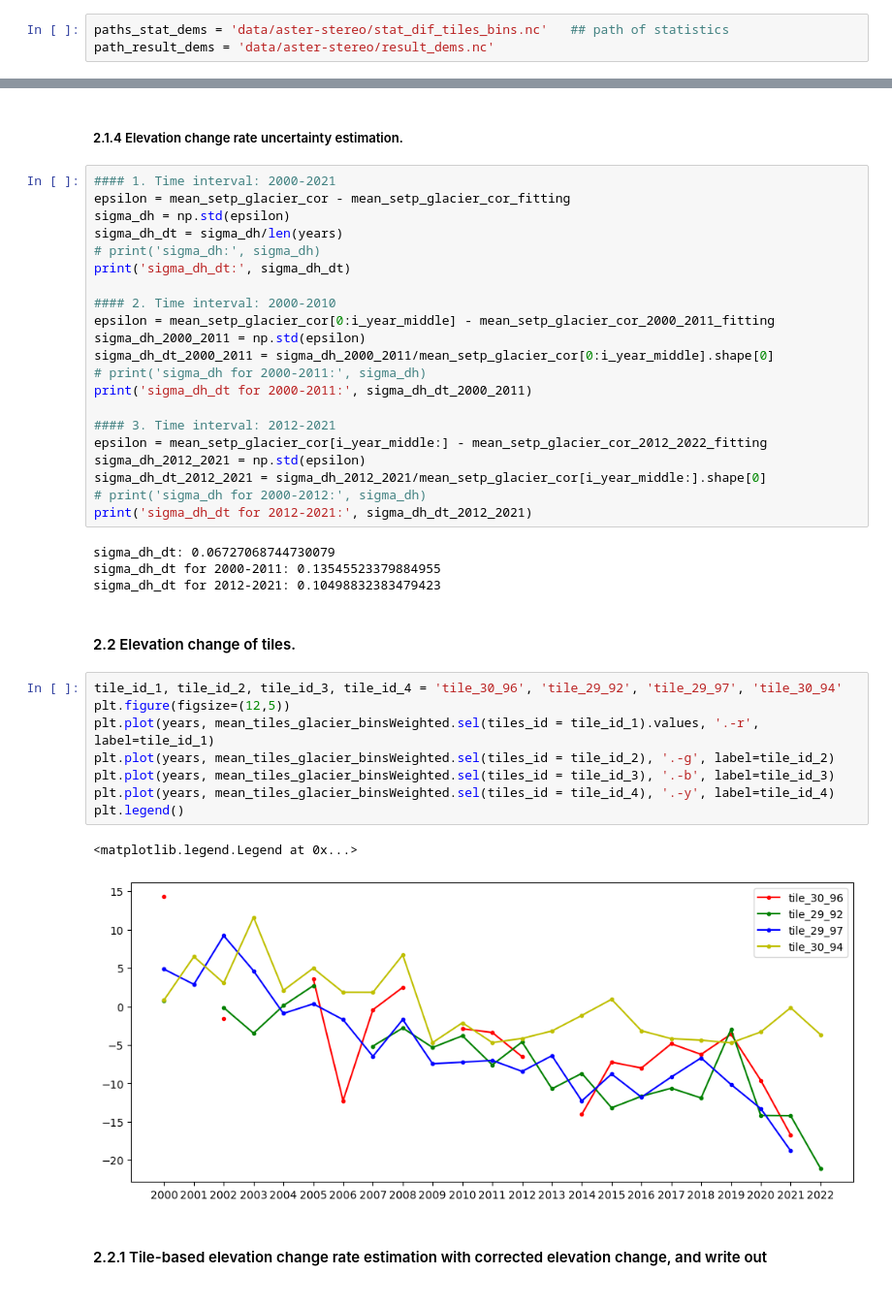
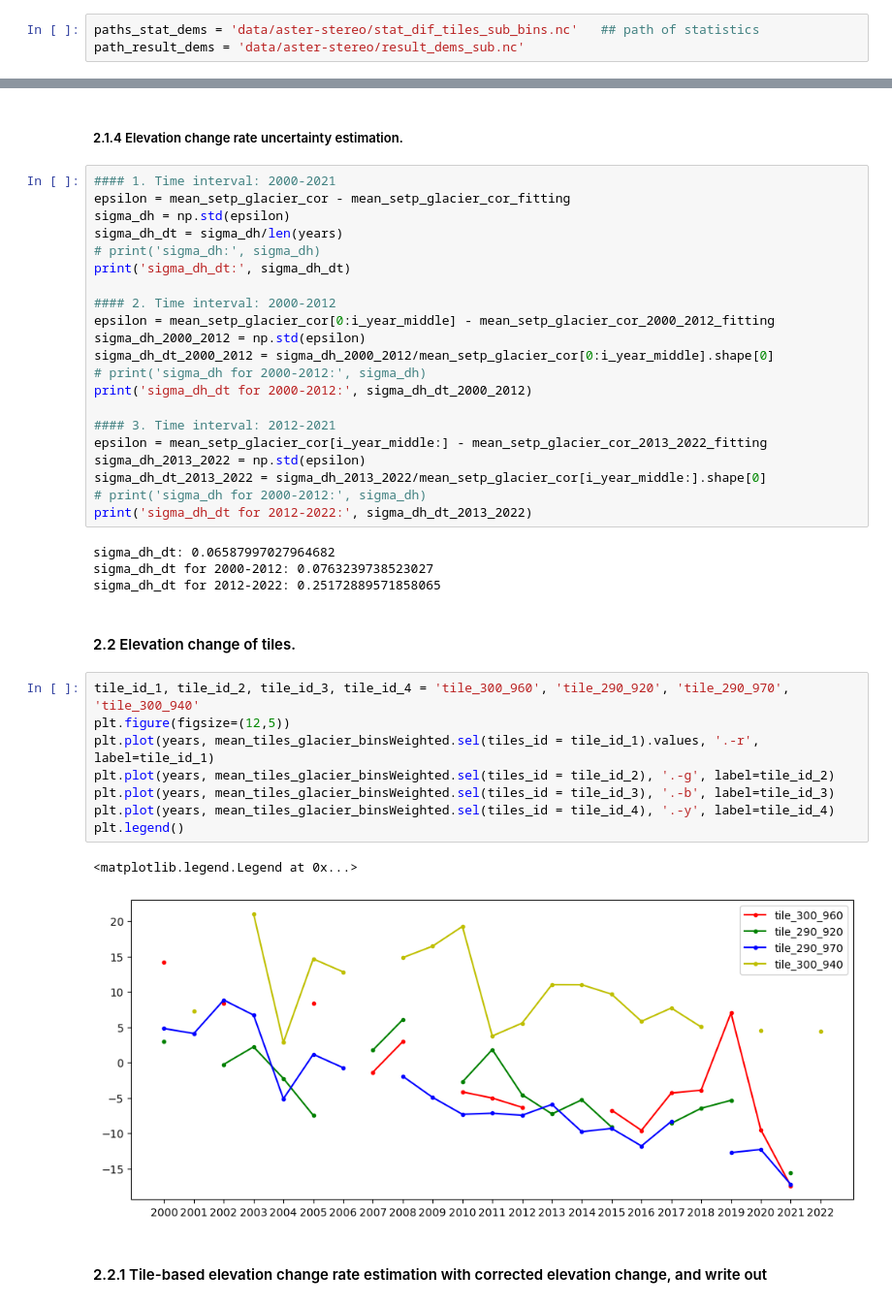
Before and after one commit to xinluo2018/Glacier-in-SETP, a Jupyter notebook: notebooks/stat_analysis_dems.ipynb, the cells around one changed output, grey strips where cells are left out. Shown at 97% size. Saved outputs shown, nothing was run; the diff lists cells and outputs as text.

```diff
--- a/notebooks/stat_analysis_dems.ipynb
+++ b/notebooks/stat_analysis_dems.ipynb
@@ -27,8 +27,8 @@ import pandas as pd
 import xarray as xr
 from utils.tiles_bins_weighting import stat_tiles_weighting, stat_bins_tiles_weighting, stat_tiles_bins_weighting
 # %%
-paths_stat_dems = 'data/aster-stereo/stat_dif_tiles_bins.nc'   ## path of statistics
-path_result_dems = 'data/aster-stereo/result_dems.nc'
+paths_stat_dems = 'data/aster-stereo/stat_dif_tiles_sub_bins.nc'   ## path of statistics
+path_result_dems = 'data/aster-stereo/result_dems_sub.nc'
 # %%
 stat_dif_dems_xr = xr.open_dataset(paths_stat_dems)
 stat_dif_dems_xr
@@ -168,36 +142,36 @@ sigma_dh_dt = sigma_dh/len(years)
 # print('sigma_dh:', sigma_dh)
 print('sigma_dh_dt:', sigma_dh_dt)
 
-#### 2. Time interval: 2000-2010
-epsilon = mean_setp_glacier_cor[0:i_year_middle] - mean_setp_glacier_cor_2000_2011_fitting
-sigma_dh_2000_2011 = np.std(epsilon)
-sigma_dh_dt_2000_2011 = sigma_dh_2000_2011/mean_setp_glacier_cor[0:i_year_middle].shape[0]
-# print('sigma_dh for 2000-2011:', sigma_dh)
-print('sigma_dh_dt for 2000-2011:', sigma_dh_dt_2000_2011)
+#### 2. Time interval: 2000-2012
+epsilon = mean_setp_glacier_cor[0:i_year_middle] - mean_setp_glacier_cor_2000_2012_fitting
+sigma_dh_2000_2012 = np.std(epsilon)
+sigma_dh_dt_2000_2012 = sigma_dh_2000_2012/mean_setp_glacier_cor[0:i_year_middle].shape[0]
+# print('sigma_dh for 2000-2012:', sigma_dh)
+print('sigma_dh_dt for 2000-2012:', sigma_dh_dt_2000_2012)
 
 #### 3. Time interval: 2012-2021
-epsilon = mean_setp_glacier_cor[i_year_middle:] - mean_setp_glacier_cor_2012_2022_fitting
-sigma_dh_2012_2021 = np.std(epsilon)
-sigma_dh_dt_2012_2021 = sigma_dh_2012_2021/mean_setp_glacier_cor[i_year_middle:].shape[0]
+epsilon = mean_setp_glacier_cor[i_year_middle:] - mean_setp_glacier_cor_2013_2022_fitting
+sigma_dh_2013_2022 = np.std(epsilon)
+sigma_dh_dt_2013_2022 = sigma_dh_2013_2022/mean_setp_glacier_cor[i_year_middle:].shape[0]
 # print('sigma_dh for 2000-2012:', sigma_dh)
-print('sigma_dh_dt for 2012-2021:', sigma_dh_dt_2012_2021)
+print('sigma_dh_dt for 2012-2022:', sigma_dh_dt_2013_2022)
 # %% [output]
-sigma_dh_dt: 0.06727068744730079
-sigma_dh_dt for 2000-2011: 0.13545523379884955
-sigma_dh_dt for 2012-2021: 0.10498832383479423
+sigma_dh_dt: 0.06587997027964682
+sigma_dh_dt for 2000-2012: 0.0763239738523027
+sigma_dh_dt for 2012-2022: 0.25172889571858065
 # %% [markdown]
 #### 2.2 Elevation change of tiles.
 # %%
-tile_id_1, tile_id_2, tile_id_3, tile_id_4 = 'tile_30_96', 'tile_29_92', 'tile_29_97', 'tile_30_94'
+tile_id_1, tile_id_2, tile_id_3, tile_id_4 = 'tile_300_960', 'tile_290_920', 'tile_290_970', 'tile_300_940'
 plt.figure(figsize=(12,5))
 plt.plot(years, mean_tiles_glacier_binsWeighted.sel(tiles_id = tile_id_1).values, '.-r', label=tile_id_1)
 plt.plot(years, mean_tiles_glacier_binsWeighted.sel(tiles_id = tile_id_2), '.-g', label=tile_id_2)
 plt.plot(years, mean_tiles_glacier_binsWeighted.sel(tiles_id = tile_id_3), '.-b', label=tile_id_3)
 plt.plot(years, mean_tiles_glacier_binsWeighted.sel(tiles_id = tile_id_4), '.-y', label=tile_id_4)
 plt.legend()
 # %% [output]
 <matplotlib.legend.Legend at 0x...>
-[figure, old version]
+[figure, new version]
 # %% [markdown]
 #### 2.2.1 Tile-based elevation change rate estimation with corrected elevation change, and write out
 # %%
```
Also changed, not shown: parts of 13 cells of this notebook, 18 other files.
